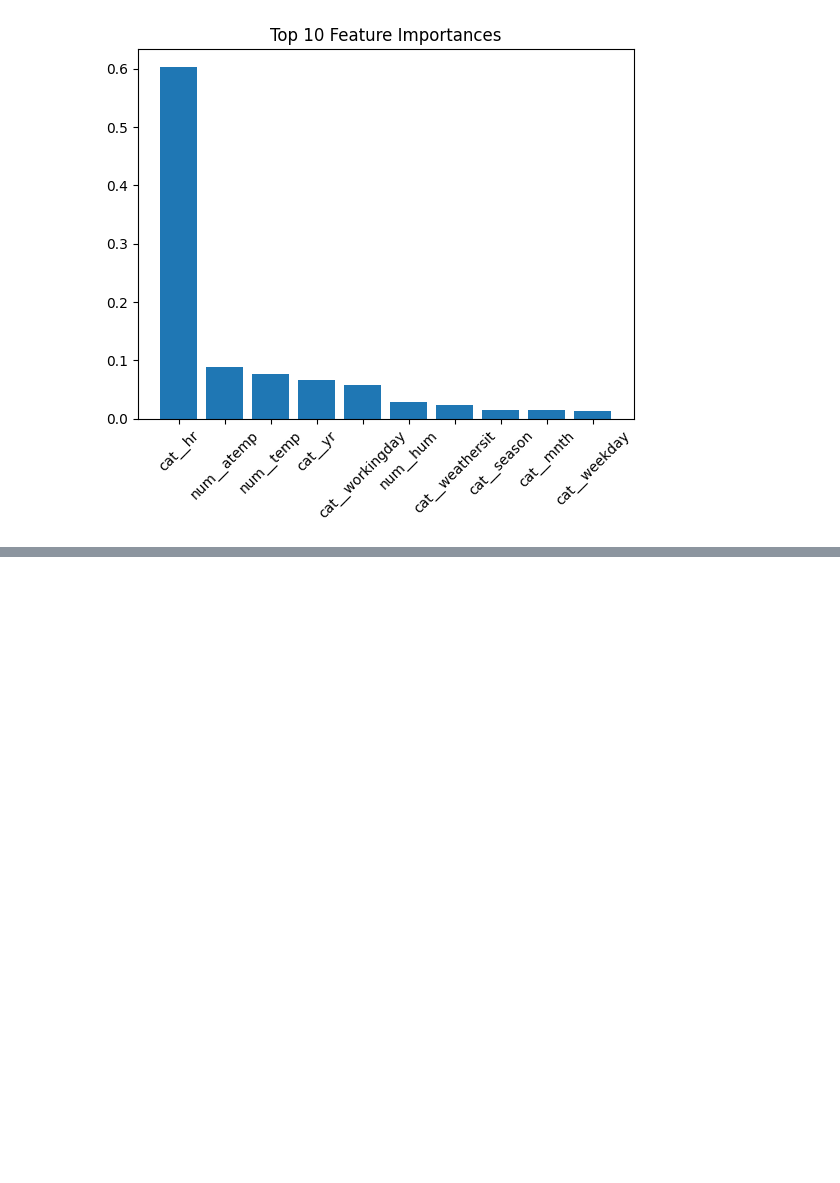
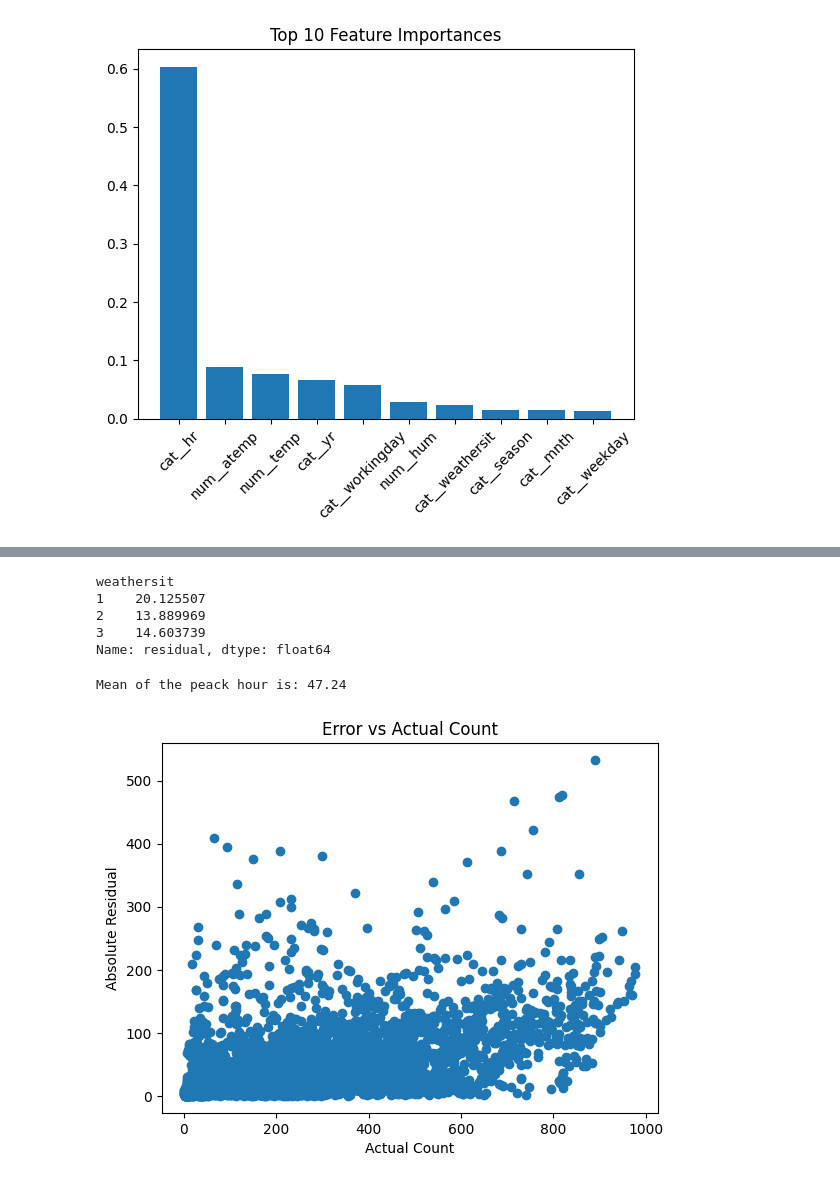
Before and after one commit to ZabitMagomed239/Bike-Rental-Regression-Project, a Jupyter notebook: noteboks/02_modeling.ipynb, the cells around one changed output, grey strips where cells are left out. Cells and saved outputs as stored; diff of their text form; code cells hidden in the pictures; blank space fills up the shorter version.

```diff
--- a/noteboks/02_modeling.ipynb
+++ b/noteboks/02_modeling.ipynb
@@ -316,0 +375,14 @@ Linear regression does not do this on its own. If you want it to consider two fe
+# %%
+# Make residuals
+y_pred = rf_model.predict(X_test)
+residuals = y_test.values - y_pred
+
+# Combine with X_test for plotting
+residual_df = X_test.copy()
+residual_df['actual'] = y_test.values
+residual_df['predicted'] = y_pred
+residual_df['residual'] = residuals
+
+# 1. Average residual per hour
+hour_residual = residual_df.groupby('hr')['residual'].mean()
+print(hour_residual)
@@ -316,0 +425,5 @@ Linear regression does not do this on its own. If you want it to consider two fe
+# %%
+# 3. Average residual per temp bin
+residual_df['temp_bin'] = pd.cut(residual_df['temp'], bins=10)
+temp_residual = residual_df.groupby('temp_bin')['residual'].mean()
+print(temp_residual)
@@ -316,0 +459,24 @@ Linear regression does not do this on its own. If you want it to consider two fe
+# %%
+# 4. Average residual per weather
+weather_residual = residual_df.groupby('weathersit')['residual'].mean()
+print(weather_residual)
+# %% [output]
+weathersit
+1    20.125507
+2    13.889969
+3    14.603739
+Name: residual, dtype: float64
+# %%
+peak_hours = residual_df[residual_df['hr'].isin([8,17,18])]
+print(f"Mean of the peack hour is: {peak_hours['residual'].mean():.2f}")
+# %% [output]
+Mean of the peack hour is: 47.24
+# %%
+plt.figure()
+plt.scatter(residual_df['actual'], abs(residual_df['residual']))
+plt.xlabel("Actual Count")
+plt.ylabel("Absolute Residual")
+plt.title("Error vs Actual Count")
+plt.show()
+# %% [output]
+[figure, added]
```
Also changed, not shown: parts of 12 cells of this notebook.
